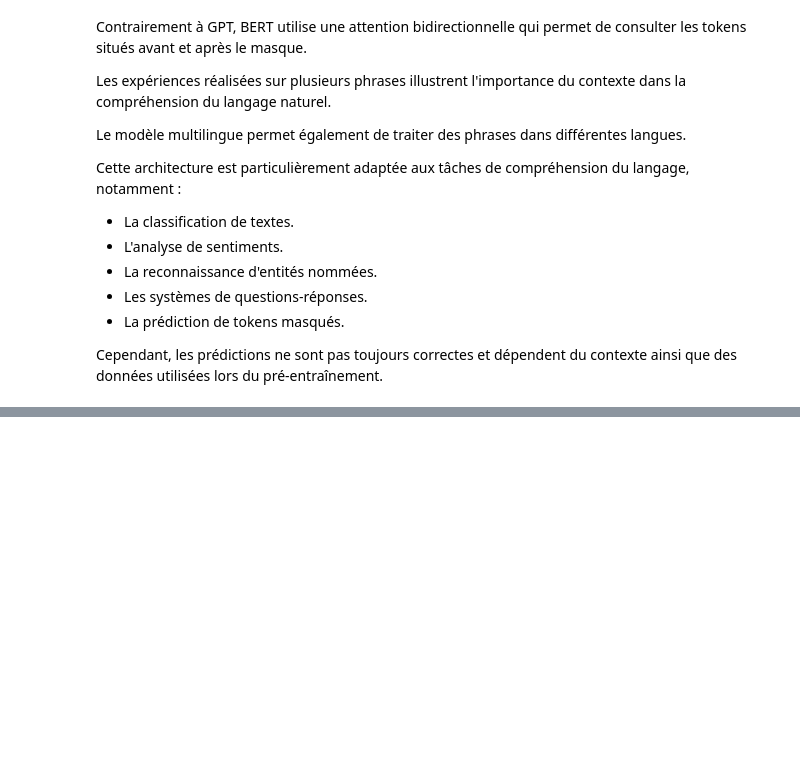
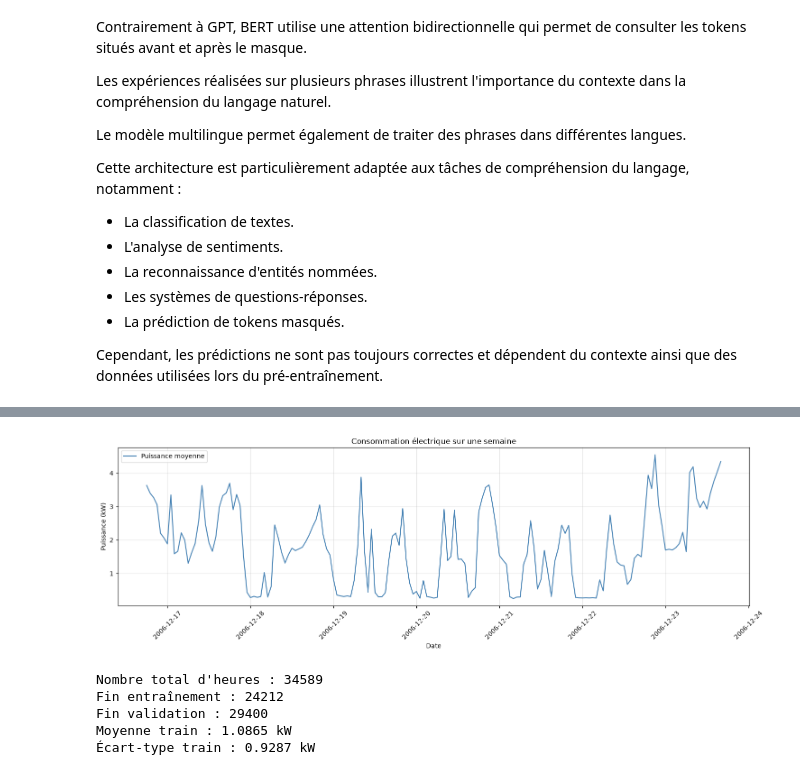
Before and after one commit to Benaich-idris/Activit-Pratique-N-4, a Jupyter notebook: Atelier_4_Architecture_Transformer.ipynb, the cells around one changed output, grey strips where cells are left out. Drawn from its saved outputs; the diff is of its cells as text; code cells hidden in the pictures; blank space fills up the shorter version.

```diff
--- a/Atelier_4_Architecture_Transformer.ipynb
+++ b/Atelier_4_Architecture_Transformer.ipynb
@@ -1292,0 +1414,28 @@ lors du pré-entraînement.
+# %%
+df_energy["datetime"] = pd.to_datetime(
+    df_energy["Date"] + " " + df_energy["Time"],
+    format="%d/%m/%Y %H:%M:%S"
+)
+
+puissance = pd.to_numeric(
+    df_energy["Global_active_power"],
+    errors="coerce"
+)
+
+puissance.index = pd.DatetimeIndex(
+    df_energy["datetime"]
+)
+
+horaire = puissance.resample("h").agg(
+    ["mean", "count"]
+)
+
+serie_energy = horaire["mean"].where(
+    horaire["count"] >= 45
+)
+
+print("Nombre total d'heures :", len(serie_energy))
+print("Heures valides :", serie_energy.notna().sum())
+print("Heures manquantes :", serie_energy.isna().sum())
+
+serie_energy.head(10)
@@ -1292,0 +1458,45 @@ lors du pré-entraînement.
+# %%
+plt.figure(figsize=(15, 5))
+
+plt.plot(
+    serie_energy.iloc[:168],
+    color="steelblue",
+    label="Puissance moyenne"
+)
+
+plt.title("Consommation électrique sur une semaine")
+plt.xlabel("Date")
+plt.ylabel("Puissance (kW)")
+plt.legend()
+plt.grid(True, alpha=0.3)
+plt.xticks(rotation=45)
+plt.tight_layout()
+plt.show()
+# %% [output]
+[figure, added]
+# %%
+n = len(serie_energy)
+
+fin_train = int(0.70 * n)
+fin_val = int(0.85 * n)
+
+moyenne = serie_energy.iloc[:fin_train].mean()
+
+ecart_type = serie_energy.iloc[:fin_train].std()
+
+valeurs_energy = (
+    (serie_energy - moyenne) / ecart_type
+).to_numpy()
+
+print("Nombre total d'heures :", n)
+print("Fin entraînement :", fin_train)
+print("Fin validation :", fin_val)
+
+print(f"Moyenne train : {moyenne:.4f} kW")
+print(f"Écart-type train : {ecart_type:.4f} kW")
+# %% [output]
+Nombre total d'heures : 34589
+Fin entraînement : 24212
+Fin validation : 29400
+Moyenne train : 1.0865 kW
+Écart-type train : 0.9287 kW
```
Also changed, not shown: parts of 49 cells of this notebook.
